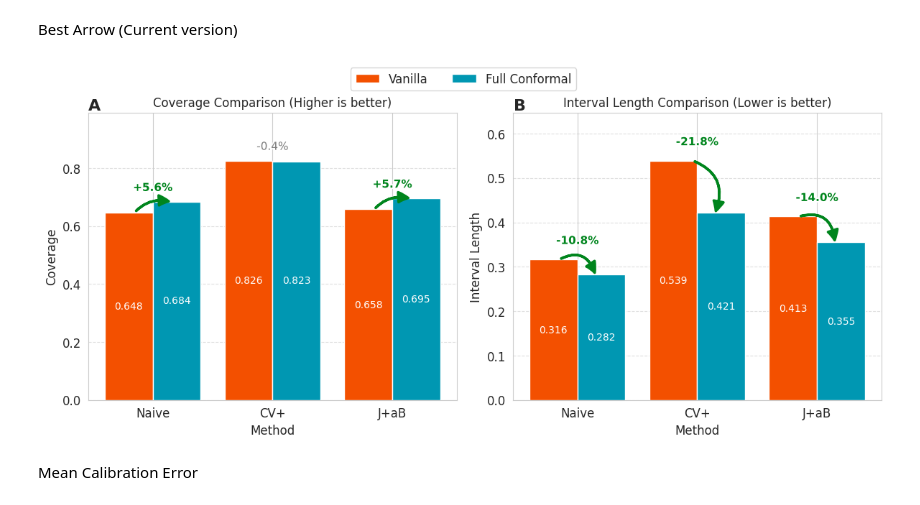
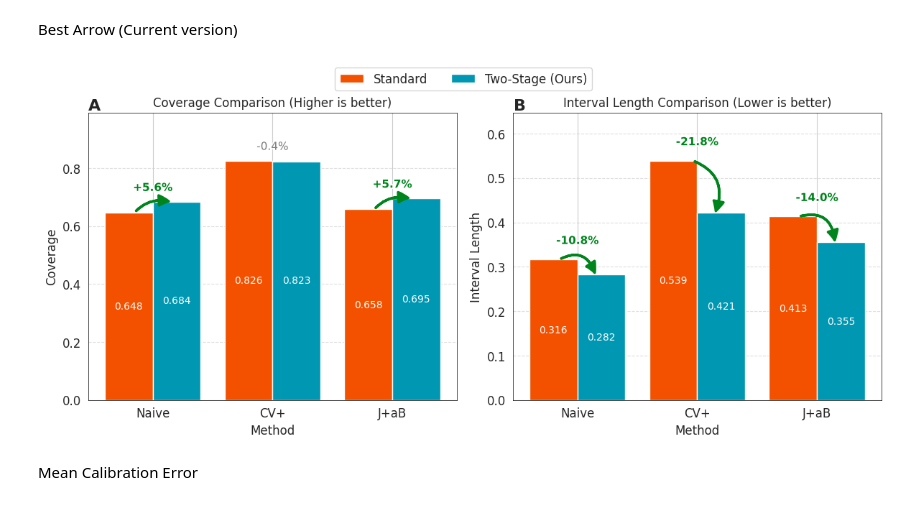
Before and after one commit to rdiazrincon/conformal_prediction_pd, a Jupyter notebook: conformal_pd_comparison_mapie.ipynb, the cells around one changed output. Cells and saved outputs as stored; diff of their text form; code cells hidden in the pictures.

```diff
--- a/conformal_pd_comparison_mapie.ipynb
+++ b/conformal_pd_comparison_mapie.ipynb
@@ -280,8 +282,8 @@ full_coverage = [full_avg['coverage_naive'], full_avg['coverage_cv_plus'], full_
 vanilla_coverage_formatted = [f"{val:.3f}" for val in vanilla_coverage]
 full_coverage_formatted = [f"{val:.3f}" for val in full_coverage]
 
-bar1 = ax1.bar(x - width/2, vanilla_coverage, width, label='Vanilla', color=vanilla_color, zorder=5)
-bar2 = ax1.bar(x + width/2, full_coverage, width, label='Full Conformal', color=conformal_color, zorder=5)
+bar1 = ax1.bar(x - width/2, vanilla_coverage, width, label='Standard', color=vanilla_color, zorder=5)
+bar2 = ax1.bar(x + width/2, full_coverage, width, label='Two-Stage (Ours)', color=conformal_color, zorder=5)
 
 # Function to add centered labels in bars
 def add_centered_labels(bars, formatted_values, ax):
@@ -417,35 +419,42 @@ for i, (diff_cov, diff_int) in enumerate(zip(coverage_diffs, interval_diffs)):
             connectionstyle=f"arc3,rad={curve_rad}",
             arrowstyle=arrow_style,
             color=pos_color,
             linewidth=arrow_linewidth,
             zorder=10
         )
         ax2.add_patch(arrow)
 
         # Position text above the bar for better visibility
         text = ax2.text(arrow_center_x, max(vanilla_bar_top_int, full_bar_top_int) + 0.03,
                 f'-{abs(diff_int):.1f}%', ha='center', va='bottom',
                 fontsize=11, color=pos_color, fontweight='bold')
         text.set_path_effects([PathEffects.withStroke(linewidth=3, foreground='white')])
 
 # Add legend with standard styling
 handles, labels = ax1.get_legend_handles_labels()
 fig.legend(handles, labels, loc='upper center', ncol=2, fontsize=12,
           bbox_to_anchor=(0.5, 0.95), frameon=True)
 
 # Add letters A and B to the subplots
 ax1.text(0.035, 1.05, 'A', transform=ax1.transAxes,
          fontsize=16, fontweight='bold', va='top', ha='right')
 ax2.text(0.035, 1.05, 'B', transform=ax2.transAxes,
          fontsize=16, fontweight='bold', va='top', ha='right')
 
+for ax in [ax1, ax2]:
+    for spine in ax.spines.values():
+        spine.set_color('black')
+        spine.set_linewidth(0.5)
+
 # Adjust layout
 plt.tight_layout(rect=[0, 0.05, 1, 0.9])
 
-# plt.savefig('matched_arrow_styles.png', dpi=400, bbox_inches='tight')
+plt.savefig('marginal_coverage.svg', dpi=400, bbox_inches='tight')
 plt.show()
+
+# Candidtaes: Ethnicity, combininf fig 3 and 4 total patients and age to top. Mean Age, Years (SD) 77 (1.59). COMplete sentence for figures
 # %% [output]
-[figure, old version]
+[figure, new version]
 # %%
 def calibration_analysis(metrics_dict):
     calib_metrics = {
```
Also changed, not shown: parts of 4 cells of this notebook, 2 other files.
